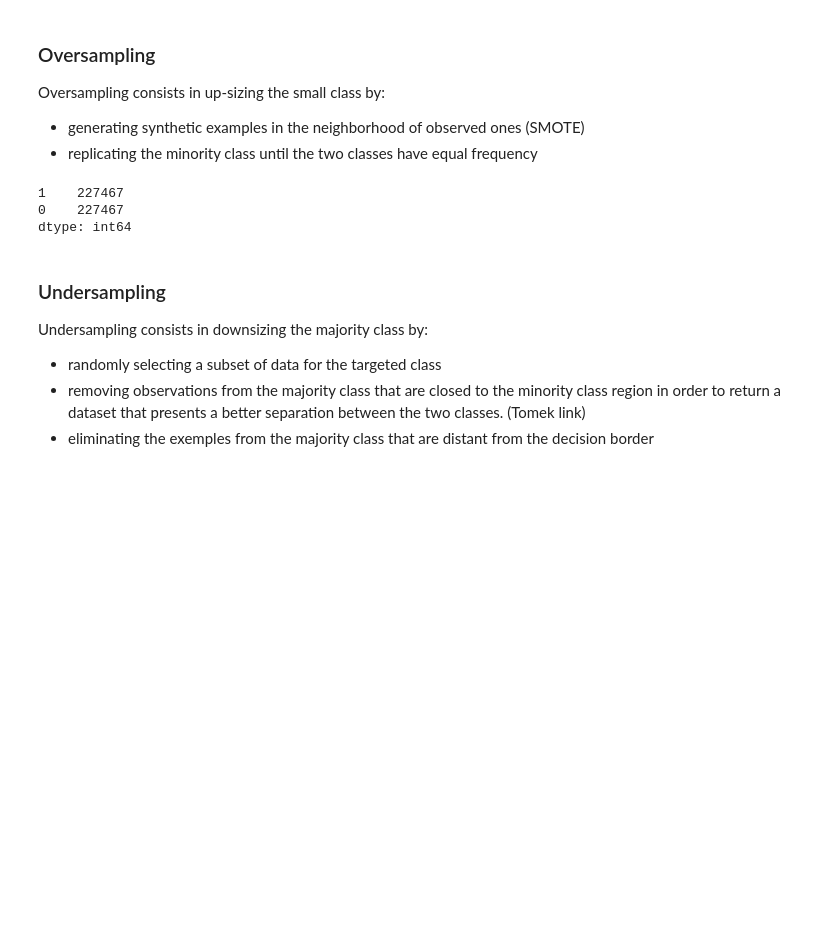
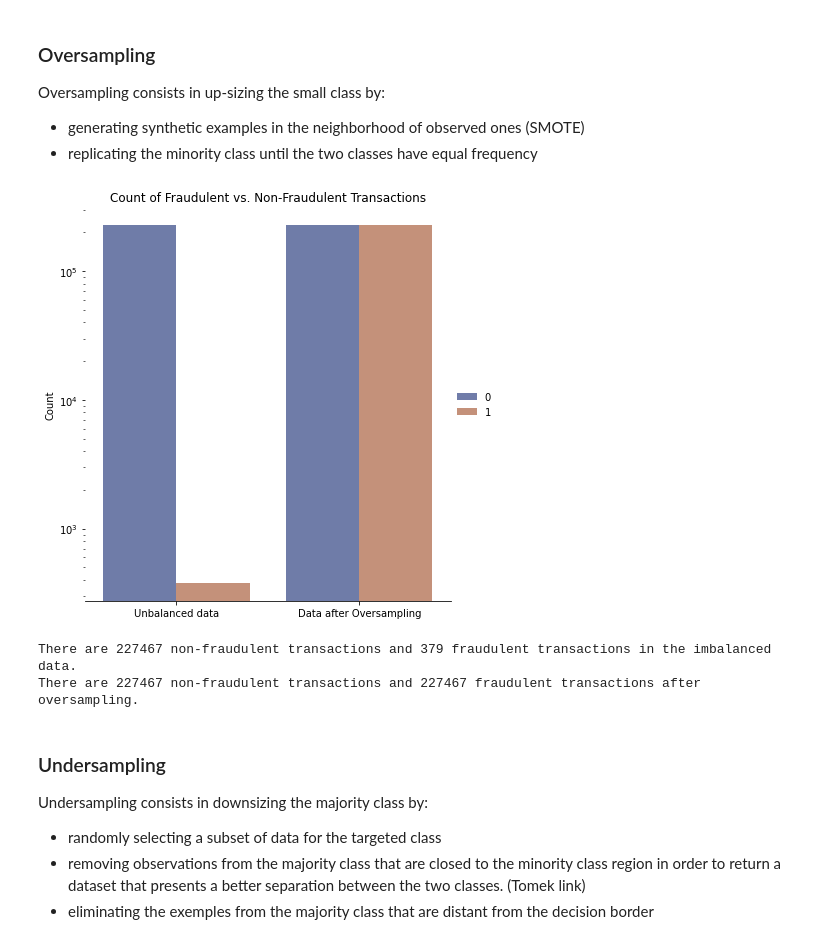
Before and after one commit to LotfiKobrosly/Credit_card_fraud, a Jupyter notebook: Credit_Card_Fraud_Detection.ipynb, the cells around one changed output. Cells and saved outputs as stored; diff of their text form; code cells hidden in the pictures; blank space fills up the shorter version.

```diff
--- a/Credit_Card_Fraud_Detection.ipynb
+++ b/Credit_Card_Fraud_Detection.ipynb
@@ -77,7 +84,7 @@ transformation. Unfortunately, due to confidentiality issues,
 we cannot get the original features and more background
 information about the data.
 # %%
-df = pd.read_csv('train.csv').drop(columns=['Time'])
+df = pd.read_csv('data/train.csv').drop(columns=['Time'])
 print('The data frame has {} rows and {} columns.'.format(df.shape[0], df.shape[1]))
 # %% [output]
 The data frame has 227846 rows and 30 columns.
@@ -292,14 +260,29 @@ Oversampling consists in up-sizing the small class by:
 neighborhood of observed ones (SMOTE)
 * replicating the minority class until the two classes have equal frequency
 # %%
-from imblearn import over_sampling
-svm_smote = over_sampling.SVMSMOTE(n_jobs=-1)
+svm_smote = SVMSMOTE(n_jobs=-1)
 X_svm , y_svm = svm_smote.fit_resample(X, y)
-pd.value_counts(y_svm)
-# %% [output]
-1    227467
-0    227467
-dtype: int64
+# %%
+data = pd.concat((pd.value_counts(y), pd.value_counts(y_svm))).reset_index()
+data.columns = ['Class', 'Counts']
+data['Label'] = ['Unbalanced data', 'Unbalanced data', 'Data after Oversampling', 'Data after Oversampling']
+g = sns.catplot(
+    data=data, kind="bar",
+    x="Label", y="Counts", hue="Class",
+    ci="sd", palette="dark", alpha=.6, height=6
+)
+g.despine(left=True)
+g.set_axis_labels("", "Count")
+g.legend.set_title("")
+g.set(yscale='log')
+plt.title('Count of Fraudulent vs. Non-Fraudulent Transactions')
+plt.show()
+print('There are {} non-fraudulent transactions and {} fraudulent transactions in the imbalanced data.'.format(data['Counts'].iloc[0], data['Counts'].iloc[1]))
+print('There are {} non-fraudulent transactions and {} fraudulent transactions after oversampling.'.format(data['Counts'].iloc[-2], data['Counts'].iloc[-1]))
+# %% [output]
+[figure, added]
+There are 227467 non-fraudulent transactions and 379 fraudulent transactions in the imbalanced data.
+There are 227467 non-fraudulent transactions and 227467 fraudulent transactions after oversampling.
 # %% [markdown]
 ### Undersampling
 
```
Also changed, not shown: parts of 18 cells of this notebook.
